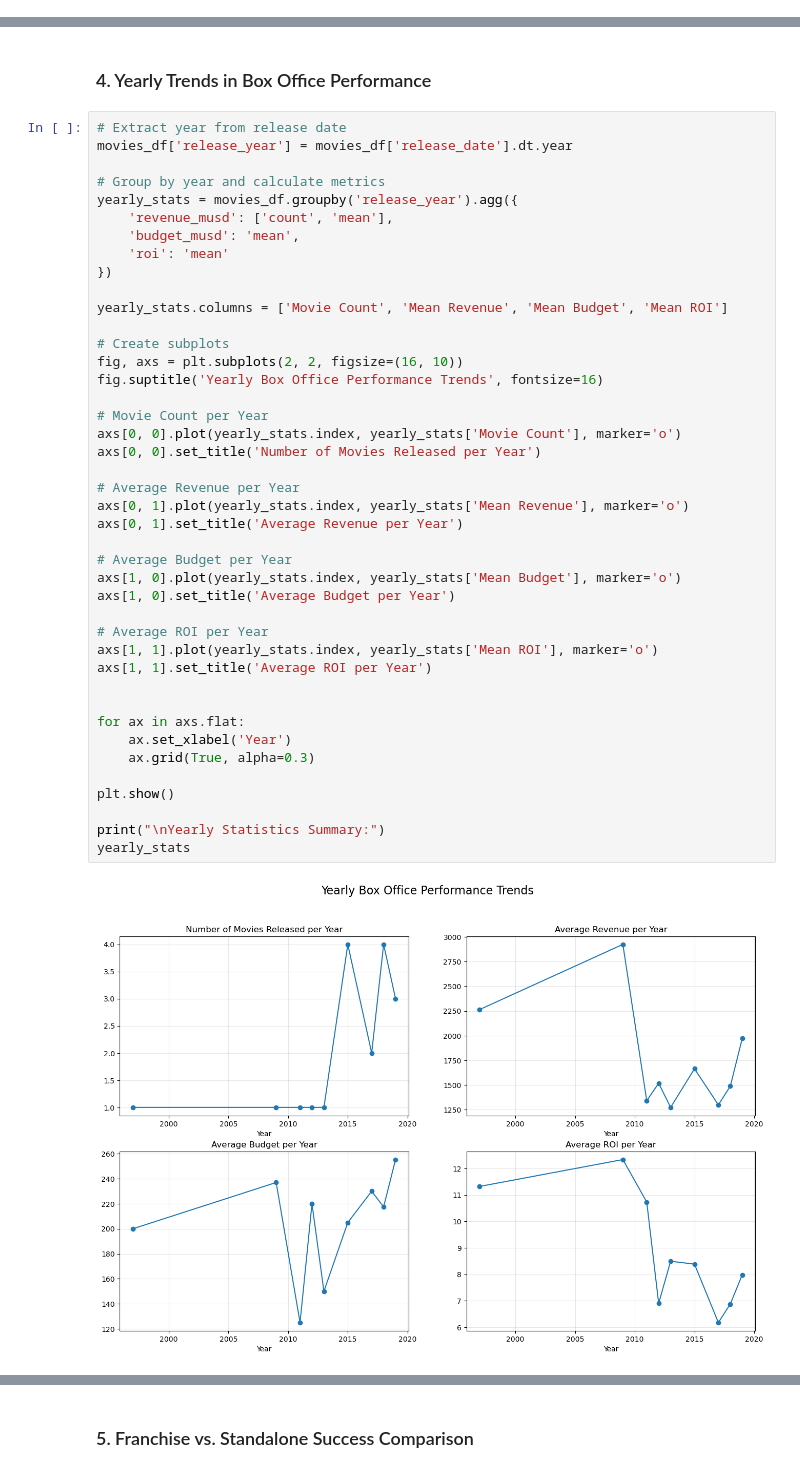
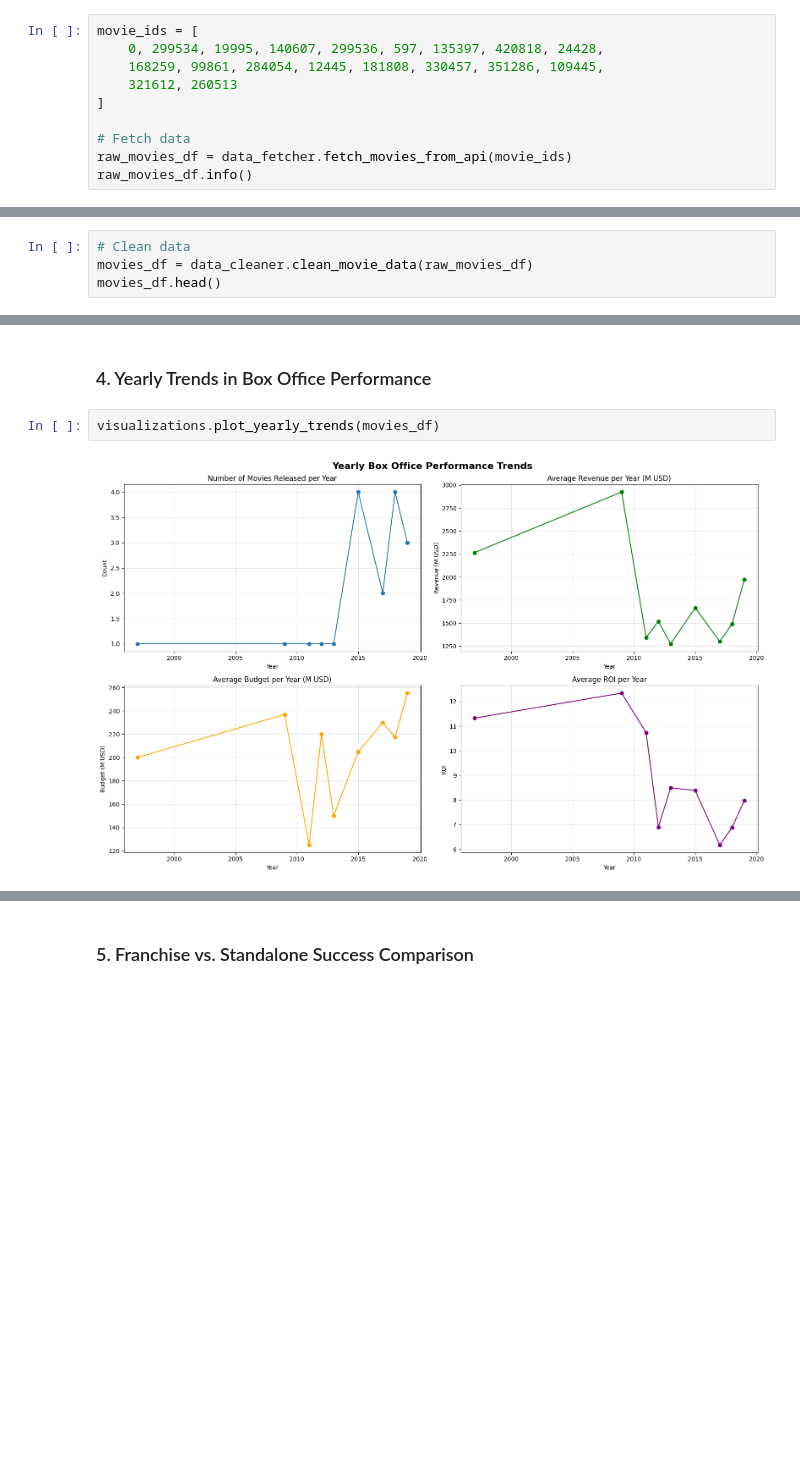
Before and after one commit to manaf-dev/tmdb-movie-data-analysis, a Jupyter notebook: notebooks/TMDB_Movie_Analysis.ipynb, the cells around one changed output, grey strips where cells are left out. Drawn from its saved outputs; the diff is of its cells as text; blank space fills up the shorter version.

```diff
--- a/notebooks/TMDB_Movie_Analysis.ipynb
+++ b/notebooks/TMDB_Movie_Analysis.ipynb
@@ -74,0 +32,10 @@ memory usage: 3.7+ KB
+# %%
+movie_ids = [
+    0, 299534, 19995, 140607, 299536, 597, 135397, 420818, 24428,
+    168259, 99861, 284054, 12445, 181808, 330457, 351286, 109445,
+    321612, 260513
+]
+
+# Fetch data
+raw_movies_df = data_fetcher.fetch_movies_from_api(movie_ids)
+raw_movies_df.info()
@@ -226,0 +73,4 @@ movies_df.head(5)
+# %%
+# Clean data
+movies_df = data_cleaner.clean_movie_data(raw_movies_df)
+movies_df.head()
@@ -500,46 +258,6 @@ plt.show()
 # %% [markdown]
 ### 4. Yearly Trends in Box Office Performance
 # %%
-# Extract year from release date
-movies_df['release_year'] = movies_df['release_date'].dt.year
-
-# Group by year and calculate metrics
-yearly_stats = movies_df.groupby('release_year').agg({
-    'revenue_musd': ['count', 'mean'],
-    'budget_musd': 'mean',
-    'roi': 'mean'
-})
-
-yearly_stats.columns = ['Movie Count', 'Mean Revenue', 'Mean Budget', 'Mean ROI']
-
-# Create subplots
-fig, axs = plt.subplots(2, 2, figsize=(16, 10))
-fig.suptitle('Yearly Box Office Performance Trends', fontsize=16)
-
-# Movie Count per Year
-axs[0, 0].plot(yearly_stats.index, yearly_stats['Movie Count'], marker='o')
-axs[0, 0].set_title('Number of Movies Released per Year')
-
-# Average Revenue per Year
-axs[0, 1].plot(yearly_stats.index, yearly_stats['Mean Revenue'], marker='o')
-axs[0, 1].set_title('Average Revenue per Year')
-
-# Average Budget per Year
-axs[1, 0].plot(yearly_stats.index, yearly_stats['Mean Budget'], marker='o')
-axs[1, 0].set_title('Average Budget per Year')
-
-# Average ROI per Year
-axs[1, 1].plot(yearly_stats.index, yearly_stats['Mean ROI'], marker='o')
-axs[1, 1].set_title('Average ROI per Year')
-
-
-for ax in axs.flat:
-    ax.set_xlabel('Year')
-    ax.grid(True, alpha=0.3)
-
-plt.show()
-
-print("\nYearly Statistics Summary:")
-yearly_stats
+visualizations.plot_yearly_trends(movies_df)
 # %% [output]
-[figure, old version]
+[figure, new version]
```
Also changed, not shown: parts of 39 cells of this notebook, 6 other files.
